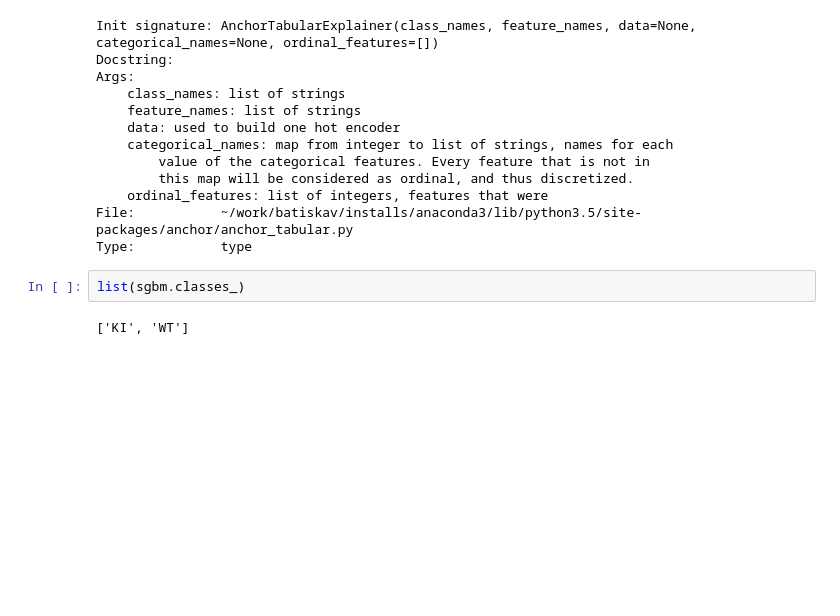
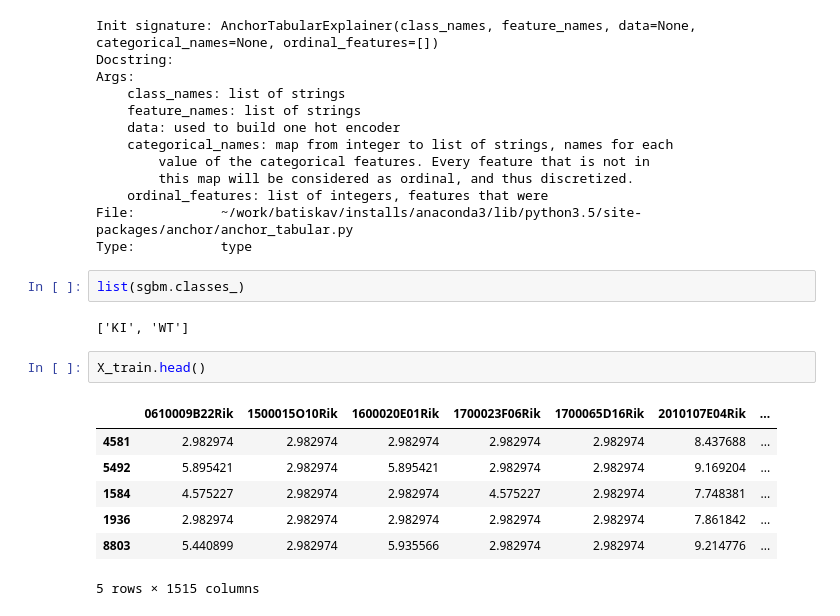
Before and after one commit to tmoerman/alois, a Jupyter notebook: notebooks/03_ashley_21_mar_2018/03_boruta_lime_GT.ipynb, the cells around one changed output. Saved outputs shown, nothing was run; the diff lists cells and outputs as text; blank space fills up the shorter version.

```diff
--- a/notebooks/03_ashley_21_mar_2018/03_boruta_lime_GT.ipynb
+++ b/notebooks/03_ashley_21_mar_2018/03_boruta_lime_GT.ipynb
@@ -400,4 +381,14 @@ Type:           type
 list(sgbm.classes_)
 # %% [output]
 ['KI', 'WT']
+# %%
+X_train.head()
+# %% [output]
+|  | 0610009B22Rik | 1500015O10Rik | 1600020E01Rik | 1700023F06Rik | 1700065D16Rik | 2010107E04Rik | ... |
+| 4581 | 2.982974 | 2.982974 | 2.982974 | 2.982974 | 2.982974 | 8.437688 | ... |
+| 5492 | 5.895421 | 2.982974 | 5.895421 | 2.982974 | 2.982974 | 9.169204 | ... |
+| 1584 | 4.575227 | 2.982974 | 2.982974 | 4.575227 | 2.982974 | 7.748381 | ... |
+| 1936 | 2.982974 | 2.982974 | 2.982974 | 2.982974 | 2.982974 | 7.861842 | ... |
+| 8803 | 5.440899 | 2.982974 | 5.935566 | 2.982974 | 2.982974 | 9.214776 | ... |
+5 rows × 1515 columns
 # %%
```
Also changed, not shown: parts of 20 cells of this notebook, 4 other files.
